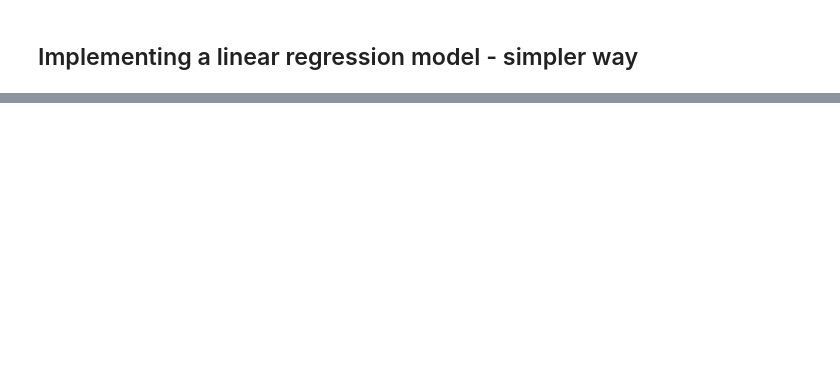
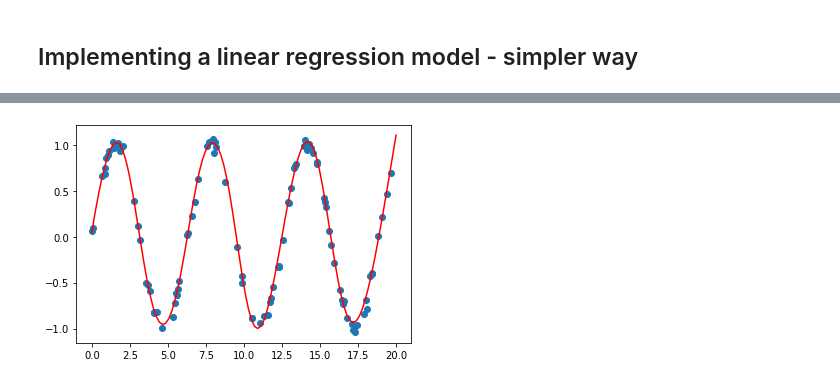
Before and after one commit to tuelwer/pytorch-tutorial, a Jupyter notebook: pytorch-tutorial-basics.ipynb, the cells around one changed output, grey strips where cells are left out. Saved outputs shown, nothing was run; the diff lists cells and outputs as text; code cells hidden in the pictures; blank space fills up the shorter version.

```diff
--- a/pytorch-tutorial-basics.ipynb
+++ b/pytorch-tutorial-basics.ipynb
@@ -281,0 +294,17 @@ list(model.parameters())
+# %%
+# generate some more complicated data
+x = 20*torch.rand(100)
+y = torch.sin(x) + torch.randn(100)*0.04
+# %%
+x = x.unsqueeze(1)
+y = y.unsqueeze(1)
+# %%
+model = nn.Sequential(
+    nn.Linear(in_features=1, out_features=200),
+    nn.Tanh(),
+    nn.Linear(in_features=200, out_features=1)
+) # define model
+
+criterion = nn.MSELoss() # instantiate loss
+
+optimizer = optim.Adam(model.parameters()) # instantiate optimizer
@@ -281,0 +349,6 @@ list(model.parameters())
+# %%
+x_plot = torch.linspace(0,20)[:,None]
+plt.scatter(x,y)
+plt.plot(x_plot.numpy(), model(x_plot).detach().numpy(), 'r');
+# %% [output]
+[figure, added]
```
Also changed, not shown: parts of 21 cells of this notebook.
